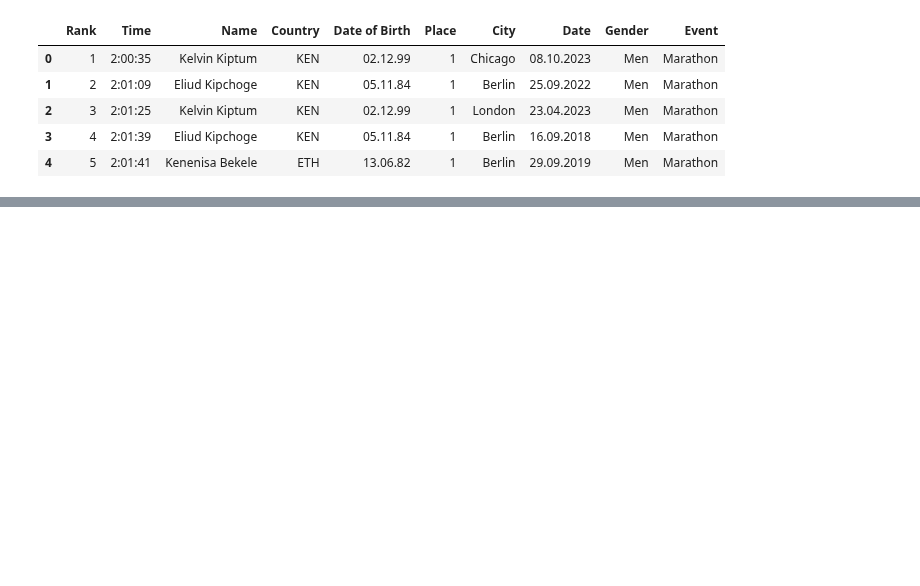
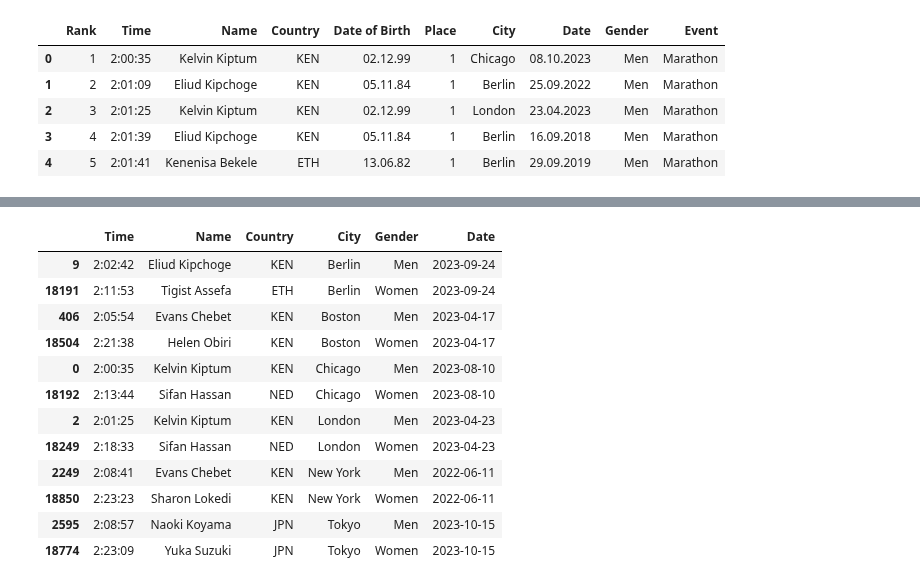
Before and after one commit to evgeniyarbatov/marathons, a Jupyter notebook: notebooks/Extract for website.ipynb, the cells around one changed output, grey strips where cells are left out. Drawn from its saved outputs; the diff is of its cells as text; code cells hidden in the pictures; blank space fills up the shorter version.

Commit message:
Add latest times as well

```diff
--- a/notebooks/Extract for website.ipynb
+++ b/notebooks/Extract for website.ipynb
@@ -45,3 +46,21 @@ best_times.to_json(
     orient='records',
     indent=2
 )
+# %%
+idx = marathons.groupby(['City', 'Gender'])['Date'].idxmax()
+latest_times = marathons.loc[idx][['Time', 'Name', 'Country', 'City', 'Gender', 'Date']]
+latest_times
+# %% [output]
+|  | Time | Name | Country | City | Gender | Date |
+| 9 | 2:02:42 | Eliud Kipchoge | KEN | Berlin | Men | 2023-09-24 |
+| 18191 | 2:11:53 | Tigist Assefa | ETH | Berlin | Women | 2023-09-24 |
+| 406 | 2:05:54 | Evans Chebet | KEN | Boston | Men | 2023-04-17 |
+| 18504 | 2:21:38 | Helen Obiri | KEN | Boston | Women | 2023-04-17 |
+| 0 | 2:00:35 | Kelvin Kiptum | KEN | Chicago | Men | 2023-08-10 |
+| 18192 | 2:13:44 | Sifan Hassan | NED | Chicago | Women | 2023-08-10 |
+| 2 | 2:01:25 | Kelvin Kiptum | KEN | London | Men | 2023-04-23 |
+| 18249 | 2:18:33 | Sifan Hassan | NED | London | Women | 2023-04-23 |
+| 2249 | 2:08:41 | Evans Chebet | KEN | New York | Men | 2022-06-11 |
+| 18850 | 2:23:23 | Sharon Lokedi | KEN | New York | Women | 2022-06-11 |
+| 2595 | 2:08:57 | Naoki Koyama | JPN | Tokyo | Men | 2023-10-15 |
+| 18774 | 2:23:09 | Yuka Suzuki | JPN | Tokyo | Women | 2023-10-15 |
```
Also changed, not shown: parts of 3 cells of this notebook, 4 other files.
